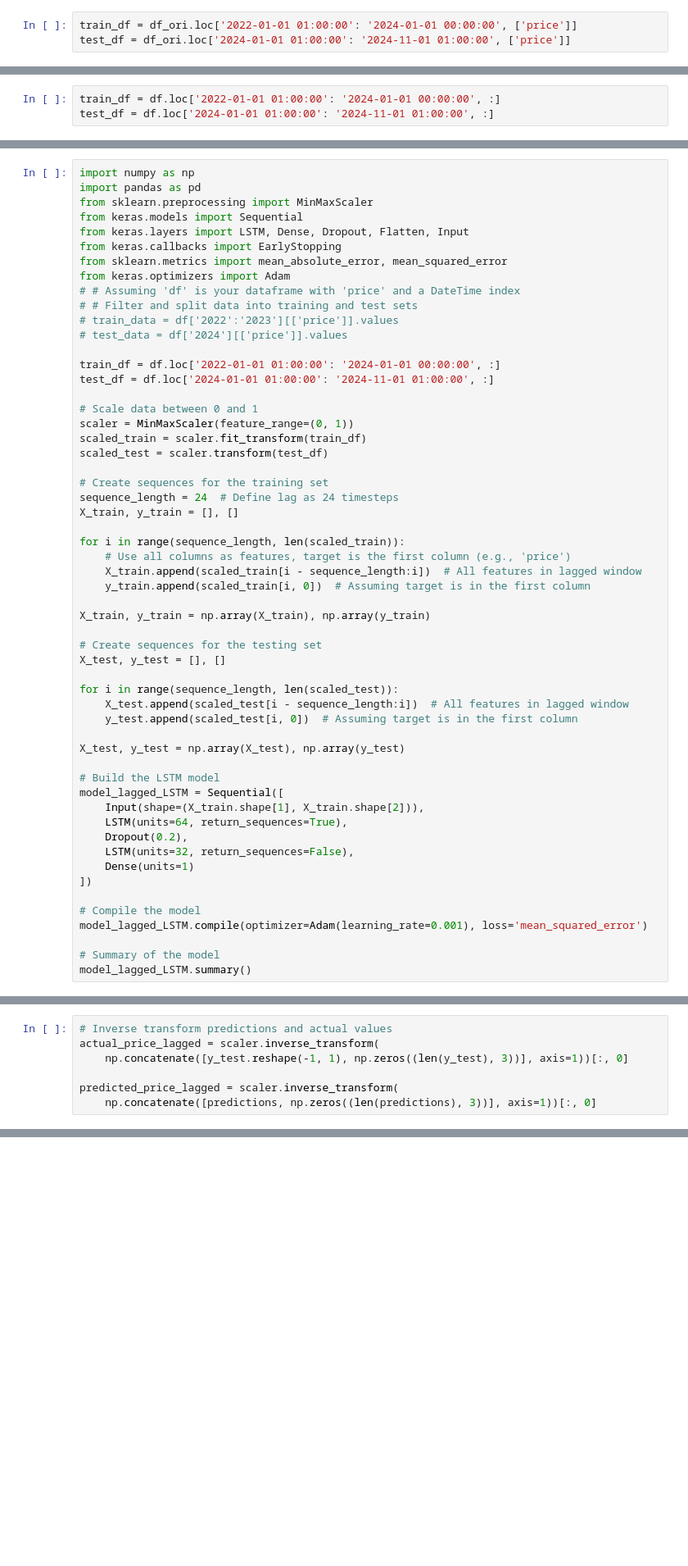
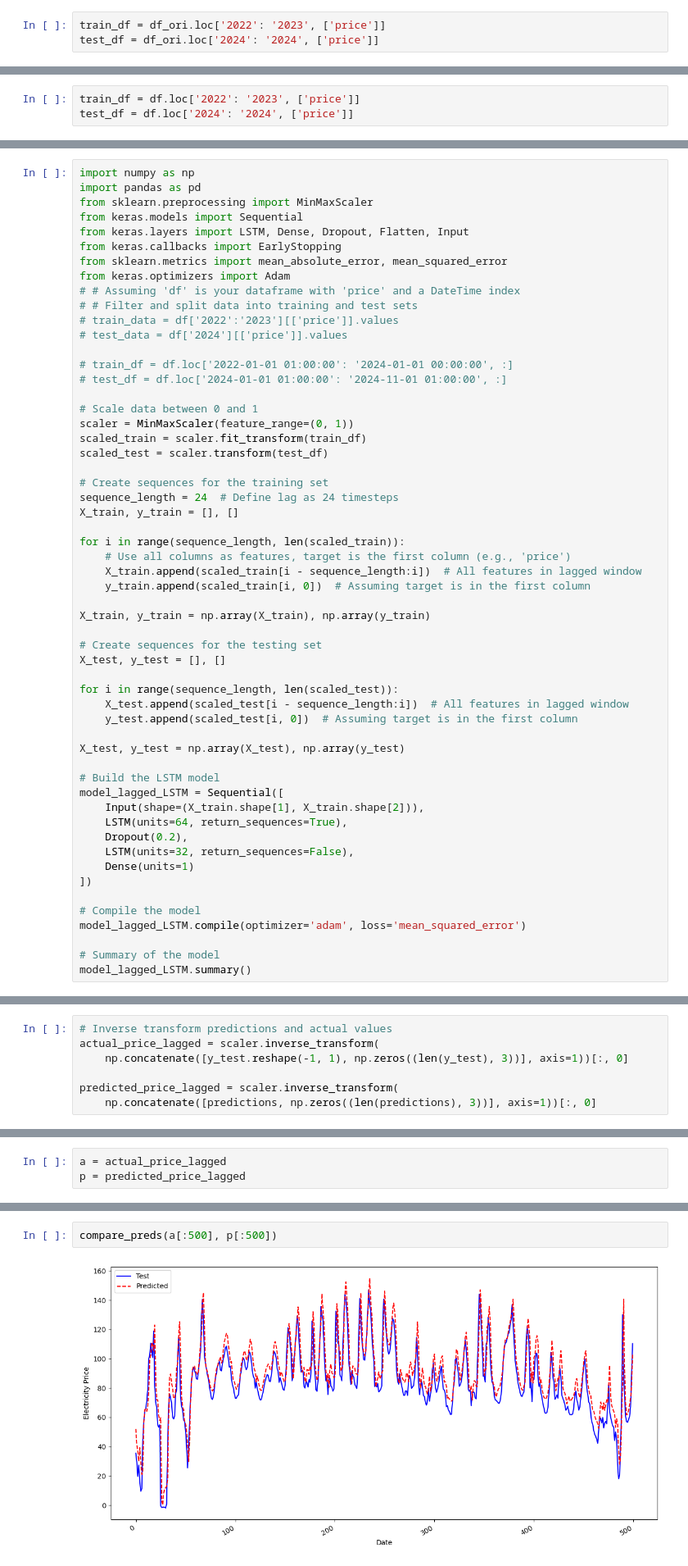
Before and after one commit to Celqaz/dutch_electricity_price_prediction, a Jupyter notebook: notebooks/model_baseline.ipynb, the cells around one changed output, grey strips where cells are left out. Shown at 82% size. Drawn from its saved outputs; the diff is of its cells as text; blank space fills up the shorter version.

```diff
--- a/notebooks/model_baseline.ipynb
+++ b/notebooks/model_baseline.ipynb
@@ -145,8 +145,8 @@ dtypes: float64(1), int64(9)
 memory usage: 2.1 MB
 None
 # %%
-train_df = df_ori.loc['2022-01-01 01:00:00': '2024-01-01 00:00:00', ['price']]
-test_df = df_ori.loc['2024-01-01 01:00:00': '2024-11-01 01:00:00', ['price']]
+train_df = df_ori.loc['2022': '2023', ['price']]
+test_df = df_ori.loc['2024': '2024', ['price']]
 # %%
 train_df[:5]
 # %% [output]
@@ -329,5 +326,5 @@ See the caveats in the documentation: https://pandas.pydata.org/pandas-docs/stab
 # %%
 df = df.dropna()
 # %%
-train_df = df.loc['2022-01-01 01:00:00': '2024-01-01 00:00:00', :]
-test_df = df.loc['2024-01-01 01:00:00': '2024-11-01 01:00:00', :]
+train_df = df.loc['2022': '2023', ['price']]
+test_df = df.loc['2024': '2024', ['price']]
@@ -345,8 +346,8 @@ from keras.optimizers import Adam
 # train_data = df['2022':'2023'][['price']].values
 # test_data = df['2024'][['price']].values
 
-train_df = df.loc['2022-01-01 01:00:00': '2024-01-01 00:00:00', :]
-test_df = df.loc['2024-01-01 01:00:00': '2024-11-01 01:00:00', :]
+# train_df = df.loc['2022-01-01 01:00:00': '2024-01-01 00:00:00', :]
+# test_df = df.loc['2024-01-01 01:00:00': '2024-11-01 01:00:00', :]
 
 # Scale data between 0 and 1
 scaler = MinMaxScaler(feature_range=(0, 1))
@@ -383,7 +384,7 @@ model_lagged_LSTM = Sequential([
 ])
 
 # Compile the model
-model_lagged_LSTM.compile(optimizer=Adam(learning_rate=0.001), loss='mean_squared_error')
+model_lagged_LSTM.compile(optimizer='adam', loss='mean_squared_error')
 
 # Summary of the model
 model_lagged_LSTM.summary()
@@ -443,0 +463,3 @@ Symmetric Mean Absolute Percentage Error (sMAPE): 26.57
+# %%
+a = actual_price_lagged
+p = predicted_price_lagged
@@ -443,0 +488,4 @@ Symmetric Mean Absolute Percentage Error (sMAPE): 26.57
+# %%
+compare_preds(a[:500], p[:500])
+# %% [output]
+[figure, added]
```
Also changed, not shown: parts of 24 cells of this notebook, 15 other files.
